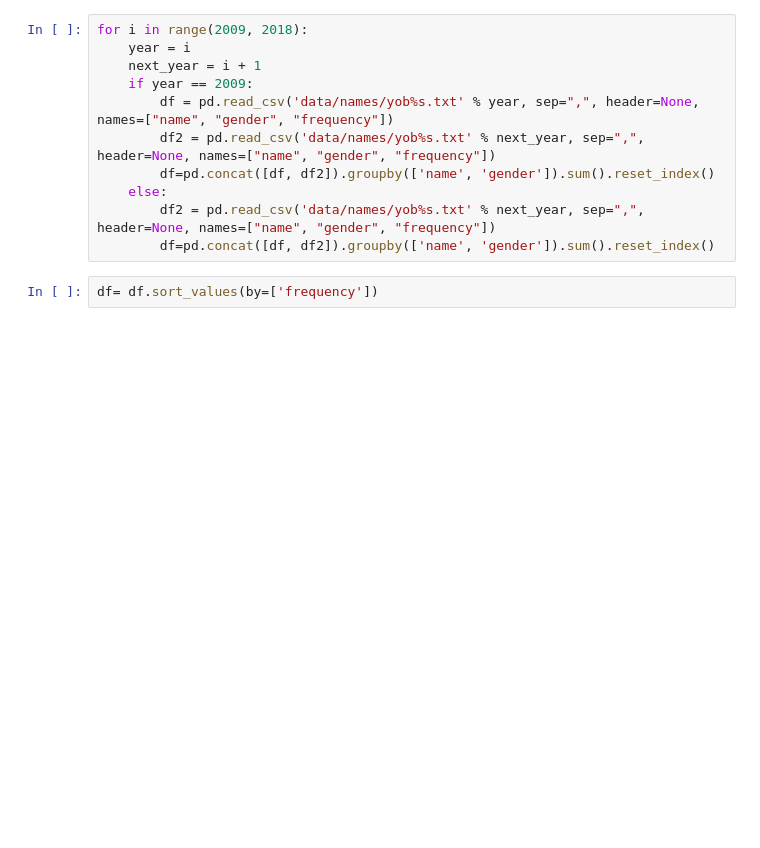
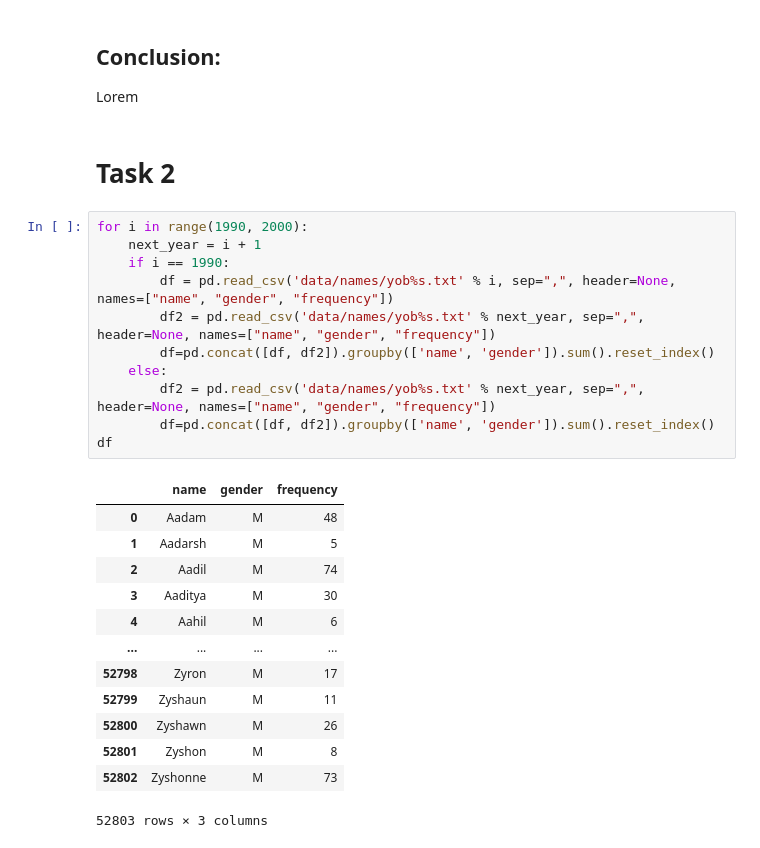
Before and after one commit to luis-valdez/data_analysis, a Jupyter notebook: Laboratory 03.ipynb, the cells around one changed output. Cells and saved outputs as stored; diff of their text form; blank space fills up the shorter version.

```diff
--- a/Laboratory 03.ipynb
+++ b/Laboratory 03.ipynb
@@ -70,13 +51,30 @@ df3.sort_values(by=['frequency'])
+# %% [markdown]
+## Conclusion:
+Lorem
+# %% [markdown]
+# Task 2
 # %%
-for i in range(2009, 2018):
-    year = i
+for i in range(1990, 2000):
     next_year = i + 1
-    if year == 2009:
-        df = pd.read_csv('data/names/yob%s.txt' % year, sep=",", header=None, names=["name", "gender", "frequency"])
+    if i == 1990:
+        df = pd.read_csv('data/names/yob%s.txt' % i, sep=",", header=None, names=["name", "gender", "frequency"])
         df2 = pd.read_csv('data/names/yob%s.txt' % next_year, sep=",", header=None, names=["name", "gender", "frequency"])
         df=pd.concat([df, df2]).groupby(['name', 'gender']).sum().reset_index()
     else:
         df2 = pd.read_csv('data/names/yob%s.txt' % next_year, sep=",", header=None, names=["name", "gender", "frequency"])
         df=pd.concat([df, df2]).groupby(['name', 'gender']).sum().reset_index()
+df
+# %% [output]
+|  | name | gender | frequency |
+| 0 | Aadam | M | 48 |
+| 1 | Aadarsh | M | 5 |
+| 2 | Aadil | M | 74 |
+| 3 | Aaditya | M | 30 |
+| 4 | Aahil | M | 6 |
+| ... | ... | ... | ... |
+| 52798 | Zyron | M | 17 |
+| 52799 | Zyshaun | M | 11 |
+| 52800 | Zyshawn | M | 26 |
+| 52801 | Zyshon | M | 8 |
+| 52802 | Zyshonne | M | 73 |
+52803 rows × 3 columns
-# %%
-df= df.sort_values(by=['frequency'])
```
Also changed, not shown: parts of 17 cells of this notebook.
